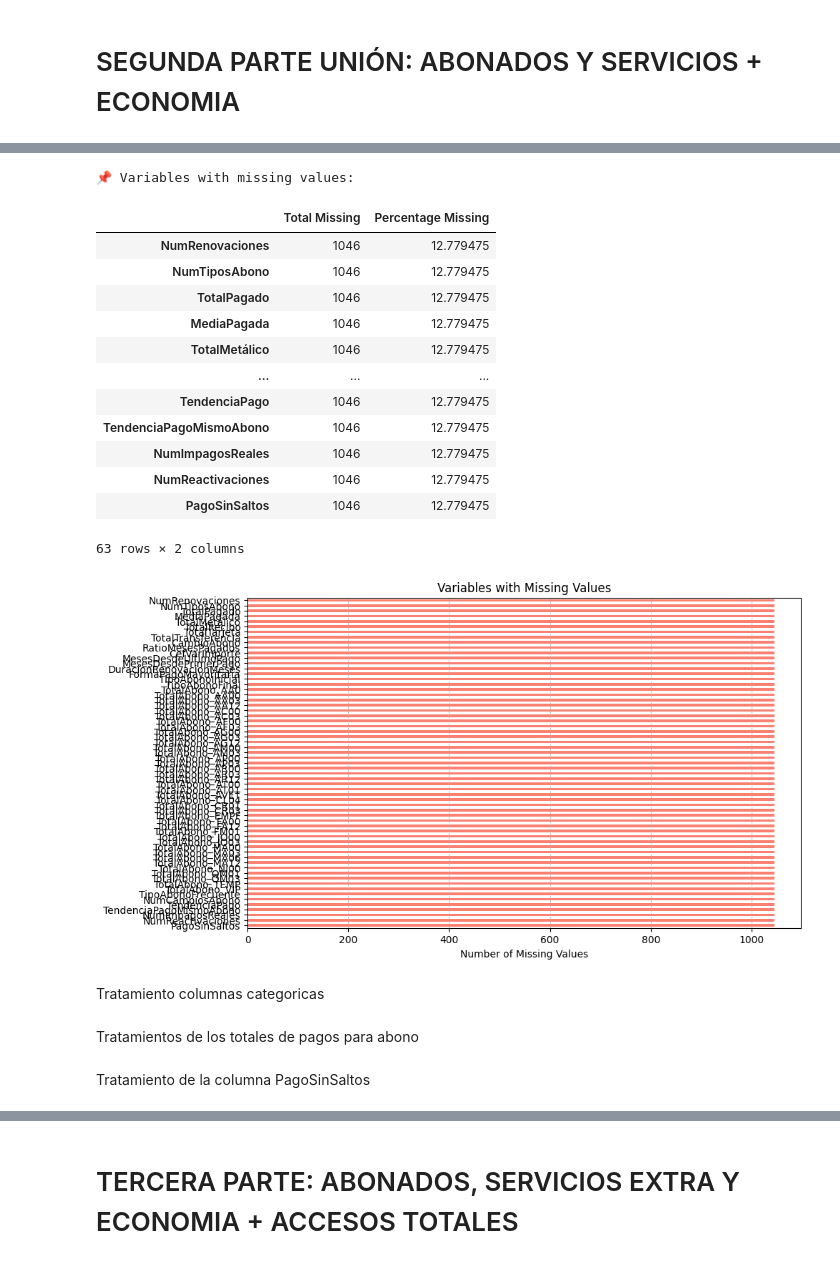
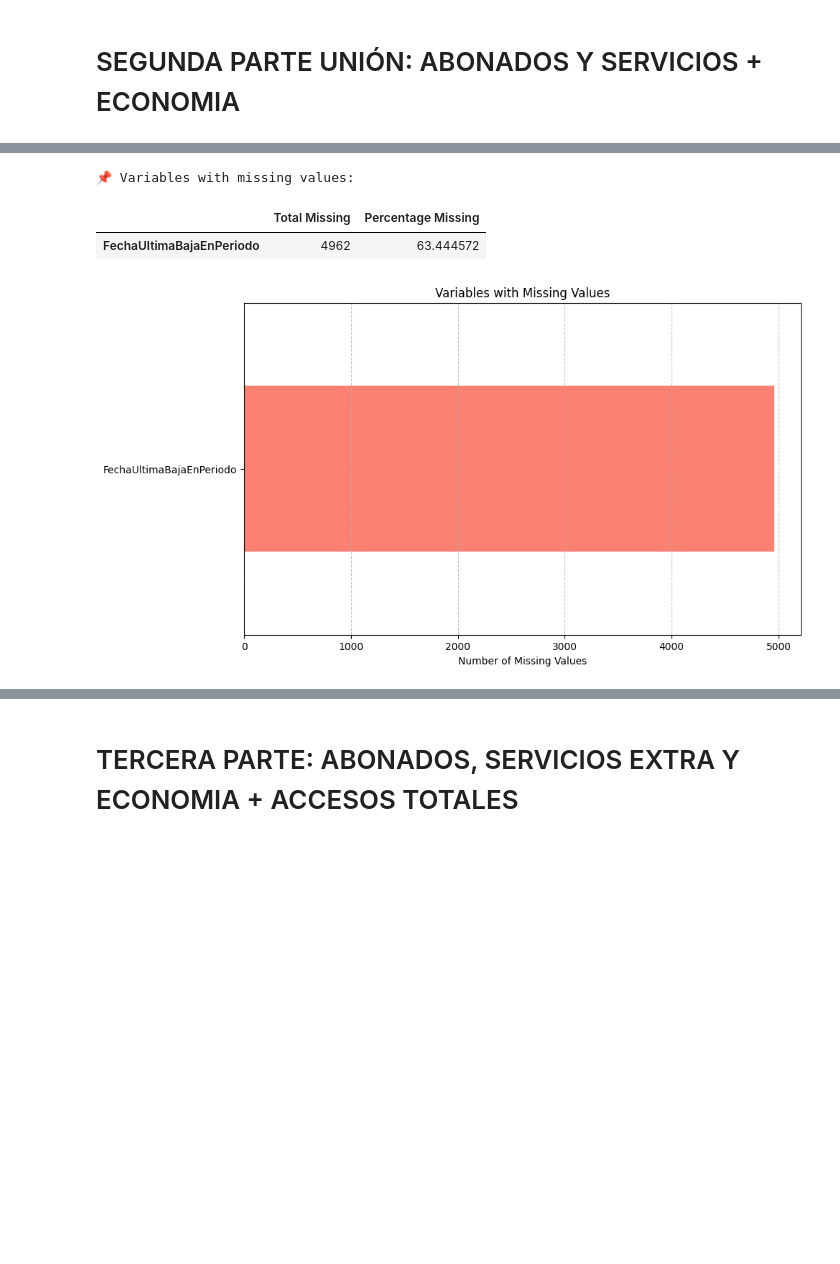
Before and after one commit to CescBlanco/TFM-FINAL, a Jupyter notebook: eda_feature_engineering/archivo_final.ipynb, the cells around one changed output, grey strips where cells are left out. Cells and saved outputs as stored; diff of their text form; code cells hidden in the pictures; blank space fills up the shorter version.

Commit message:
Update: new clean branch and create csv final abonodo

```diff
--- a/eda_feature_engineering/archivo_final.ipynb
+++ b/eda_feature_engineering/archivo_final.ipynb
@@ -424,0 +395,41 @@ Como el numero de abonados sin dato economico es 1046 (un 12% mas o menos del to
+# %%
+def preparar_df_union_economia(df: pd.DataFrame) -> pd.DataFrame:
+    """
+    Prepara el DataFrame unido con features económicos, rellenando valores nulos en columnas
+    categóricas y numéricas según reglas definidas.
+
+    Parámetros:
+        df (pd.DataFrame): DataFrame unido que contiene las columnas a preparar.
+
+    Retorna:
+        pd.DataFrame: DataFrame limpio y preparado.
+    """
+    df = df.copy()
+
+    # Rellenar columna booleana 'TienePagos' con False donde haya NaN
+    if 'TienePagos' in df.columns:
+        df['TienePagos'] = df['TienePagos'].fillna(False)
+
+    # Columnas categóricas a rellenar con 'Indefinido'
+    categorical_cols = ['AbonoMasRecuente']
+    for col in categorical_cols:
+        if col in df.columns:
+            df[col] = df[col].fillna('Indefinido')
+
+    # Columnas numéricas a rellenar con 0
+    cols_a_0 = [
+        'NumPagosEconomia', 'MediaIntervaloMeses', 'StdIntervaloMeses',
+       'UltimoPagoMesEconomia', 'PrimerPagoMesEconomia',
+       'MesesConPagoEconomia', 'PorcentajeMesesPagados', 'TotalPagadoEconomia',
+       'media_pagoEconomia', 'StdPagoEconomia', 'CoefVarPagoEconomia',
+       'PctPagoMetalico', 'PctPagoRecibo', 'PctPagoTarjeta',
+       'PctPagoTransferencia', 'NumAbonosDistintos',
+    ]
+    for col in cols_a_0:
+        if col in df.columns:
+            df[col] = df[col].fillna(0)
+
+    return df
+# %%
+union_economia_preparado = preparar_df_union_economia(union_economia)
+union_economia_preparado
@@ -425,47 +450,34 @@ Como el numero de abonados sin dato economico es 1046 (un 12% mas o menos del to
 # %%
 # 4. Variables with missing values
     # Detect columns with missing values and show the percentage
 print("\n📌 Variables with missing values:")
 
 # Count missing values by column
-missing = union_economia_copy.isnull().sum()
+missing = union_economia_preparado.isnull().sum()
 
 # Filter only columns with missing values
 missing = missing[missing > 0].sort_values(ascending=False)
 
 # Calculate missing percentage
-missing_percentage = (missing / len(union_economia_copy)) * 100
+missing_percentage = (missing / len(union_economia_preparado)) * 100
 
 # Create a DataFrame to show the count and percentage of missing values
 missing_df = pd.DataFrame({'Total Missing': missing, 'Percentage Missing': missing_percentage})
 
 # If missing values exist, display a bar chart of missing values distribution
 if not missing.empty:
     display(missing_df)
     plt.figure(figsize=(10, 6))
     missing.plot(kind='barh', color='salmon')  # Horizontal bar chart
     plt.title("Variables with Missing Values")
     plt.xlabel("Number of Missing Values")
     plt.gca().invert_yaxis()  # Invert y-axis to show variables with most missing values first
     plt.grid(True, axis='x', linestyle='--', alpha=0.7)  # Add grid to the chart
     plt.show()
 else:
     print("✅ No missing values in the dataset.")
 # %% [output]
 📌 Variables with missing values:
 |  | Total Missing | Percentage Missing |
-| NumRenovaciones | 1046 | 12.779475 |
-| NumTiposAbono | 1046 | 12.779475 |
-| TotalPagado | 1046 | 12.779475 |
-| MediaPagada | 1046 | 12.779475 |
-| TotalMetálico | 1046 | 12.779475 |
-| ... | ... | ... |
-| TendenciaPago | 1046 | 12.779475 |
-| TendenciaPagoMismoAbono | 1046 | 12.779475 |
-| NumImpagosReales | 1046 | 12.779475 |
-| NumReactivaciones | 1046 | 12.779475 |
-| PagoSinSaltos | 1046 | 12.779475 |
+| FechaUltimaBajaEnPeriodo | 4962 | 63.444572 |
-63 rows × 2 columns
-[figure, old version]
+[figure, new version]
-# %% [markdown]
-Tratamiento columnas categoricas
@@ -481,2 +483,0 @@ union_economia_copy[categorical_cols] = union_economia_copy[categorical_cols].fi
-# %% [markdown]
-Tratamientos de los totales de pagos para abono
@@ -486,2 +483,0 @@ union_economia_copy[abono_cols] = union_economia_copy[abono_cols].fillna(0)
-# %% [markdown]
-Tratamiento de la columna PagoSinSaltos
```
Also changed, not shown: parts of 124 cells of this notebook, 1 other file.
